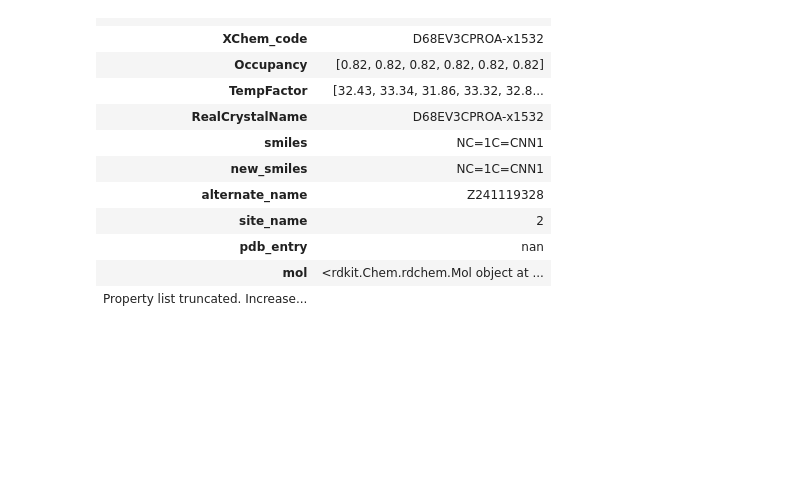
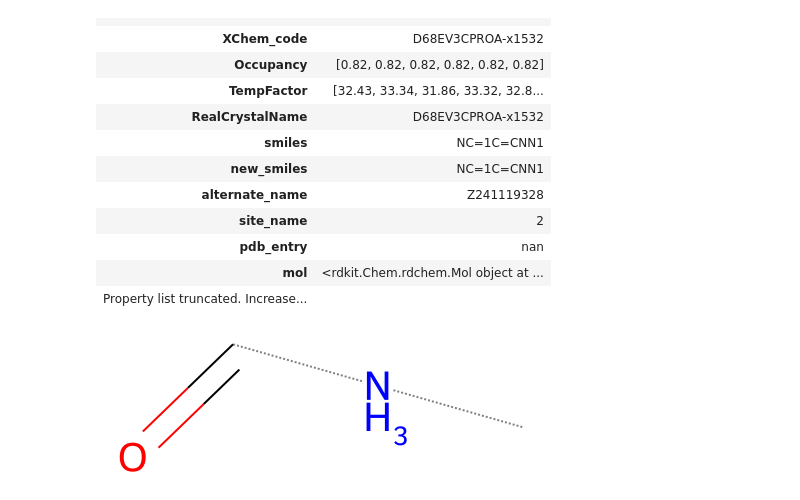
Before and after one commit to matteoferla/EV-D68-3C-protease, a Jupyter notebook: 02_hit-prep/catalogue.ipynb, the cells around one changed output. Drawn from its saved outputs; the diff is of its cells as text; code cells hidden in the pictures; blank space fills up the shorter version.

```diff
--- a/02_hit-prep/catalogue.ipynb
+++ b/02_hit-prep/catalogue.ipynb
@@ -153,3 +153,7 @@ matches.iloc[5]['3D_molecule']
 import clipboard
 
 clipboard.copy(' '.join(set(library_collection.library.to_list())))
+# %%
+Chem.MolFromSmiles('C~N~C(=O)')
+# %% [output]
+[figure, added]
```
Also changed, not shown: parts of 4 cells of this notebook, 4 other files.
